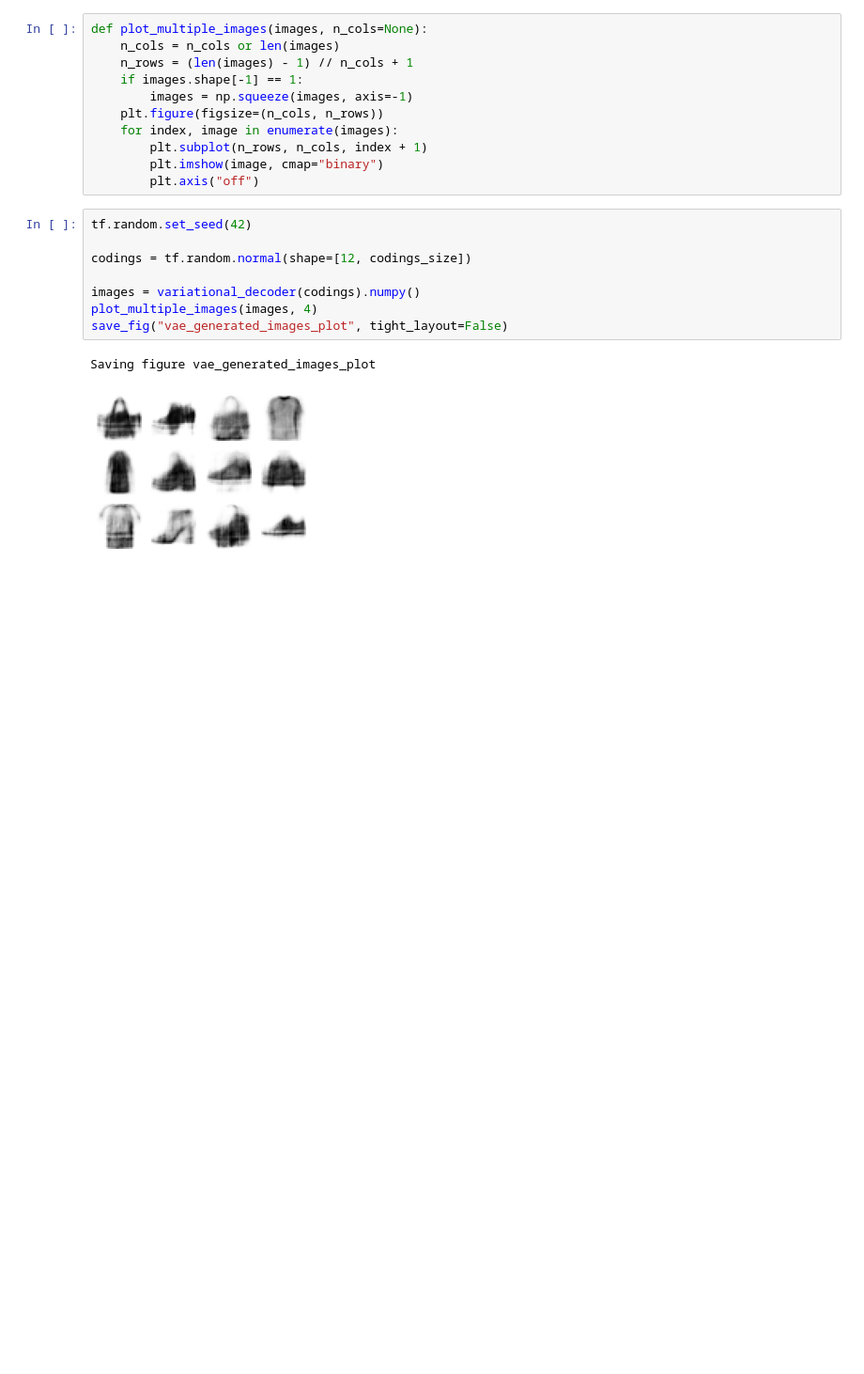
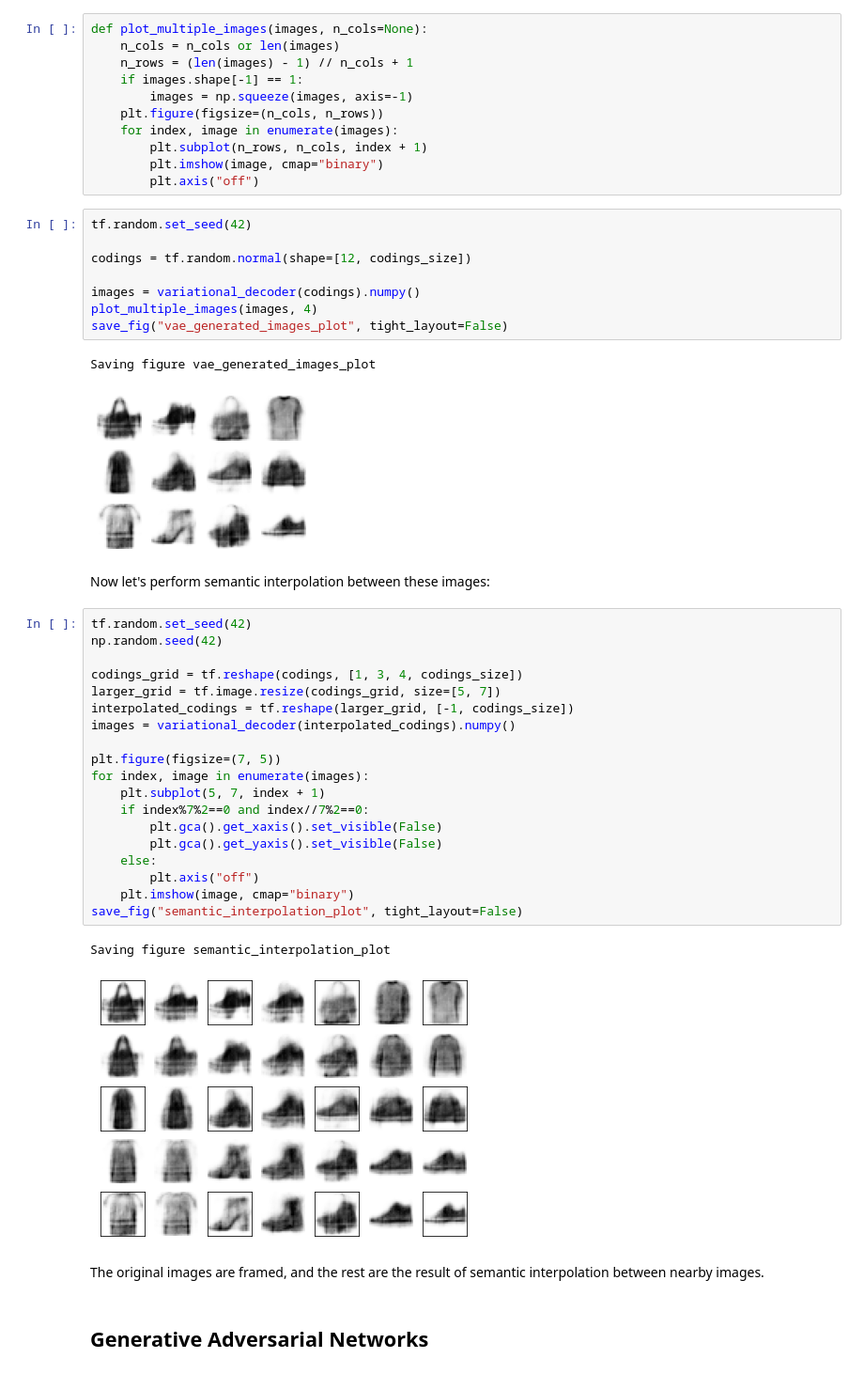
Before and after one commit to sankalptambe/autoencoders-and-gans, a Jupyter notebook: autoencoders_and_gans.ipynb, the cells around one changed output. Shown at 94% size. Drawn from its saved outputs; the diff is of its cells as text; blank space fills up the shorter version.

Commit message:
variational ae completed

```diff
--- a/autoencoders_and_gans.ipynb
+++ b/autoencoders_and_gans.ipynb
@@ -724,3 +724,31 @@ save_fig("vae_generated_images_plot", tight_layout=False)
 # %% [output]
 Saving figure vae_generated_images_plot
 [figure]
+# %% [markdown]
+Now let's perform semantic interpolation between these images:
+# %%
+tf.random.set_seed(42)
+np.random.seed(42)
+
+codings_grid = tf.reshape(codings, [1, 3, 4, codings_size])
+larger_grid = tf.image.resize(codings_grid, size=[5, 7])
+interpolated_codings = tf.reshape(larger_grid, [-1, codings_size])
+images = variational_decoder(interpolated_codings).numpy()
+
+plt.figure(figsize=(7, 5))
+for index, image in enumerate(images):
+    plt.subplot(5, 7, index + 1)
+    if index%7%2==0 and index//7%2==0:
+        plt.gca().get_xaxis().set_visible(False)
+        plt.gca().get_yaxis().set_visible(False)
+    else:
+        plt.axis("off")
+    plt.imshow(image, cmap="binary")
+save_fig("semantic_interpolation_plot", tight_layout=False)
+# %% [output]
+Saving figure semantic_interpolation_plot
+[figure, added]
+# %% [markdown]
+The original images are framed, and the rest are the result of semantic interpolation between nearby images.
+# %% [markdown]
+## Generative Adversarial Networks
```
Also changed, not shown: 1 other file.
